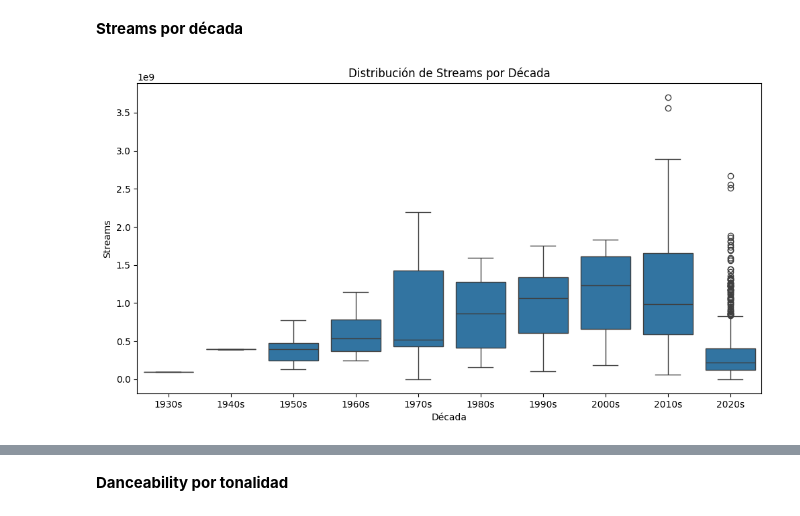
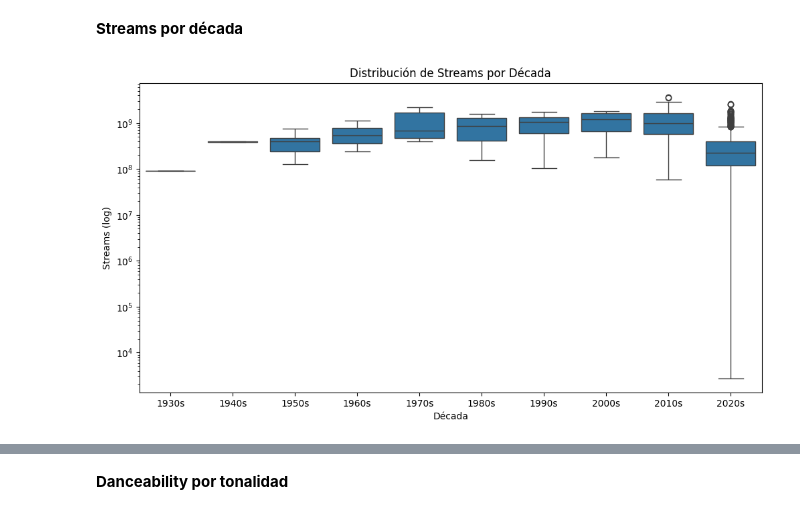
Before and after one commit to Blangis/An-lisis-industria-musical, a Jupyter notebook: distribuciones.ipynb, the cells around one changed output, grey strips where cells are left out. Cells and saved outputs as stored; diff of their text form; code cells hidden in the pictures.

```diff
--- a/distribuciones.ipynb
+++ b/distribuciones.ipynb
@@ -57,13 +57,15 @@ print(df[["released_year", "decada"]].head())
 **Streams por década**
 # %%
 orden_decadas = ["1930s","1940s", "1950s", "1960s", "1970s", "1980s", "1990s", "2000s", "2010s", "2020s"]
+df_filtrado = df[df["streams"] != -1]
 
 plt.figure(figsize=(12,6))
-sns.boxplot(x="decada", y="streams", data=df, order=orden_decadas)
+sns.boxplot(x="decada", y="streams", data=df_filtrado, order=orden_decadas)
 
+plt.yscale("log")  # 👈 escala logarítmica en el eje Y
 plt.title("Distribución de Streams por Década")
 plt.xlabel("Década")
-plt.ylabel("Streams")
+plt.ylabel("Streams (log)")
 plt.show()
 # %% [output]
-[figure, old version]
+[figure, new version]
```
Also changed, not shown: parts of 3 cells of this notebook, 1 other file.
